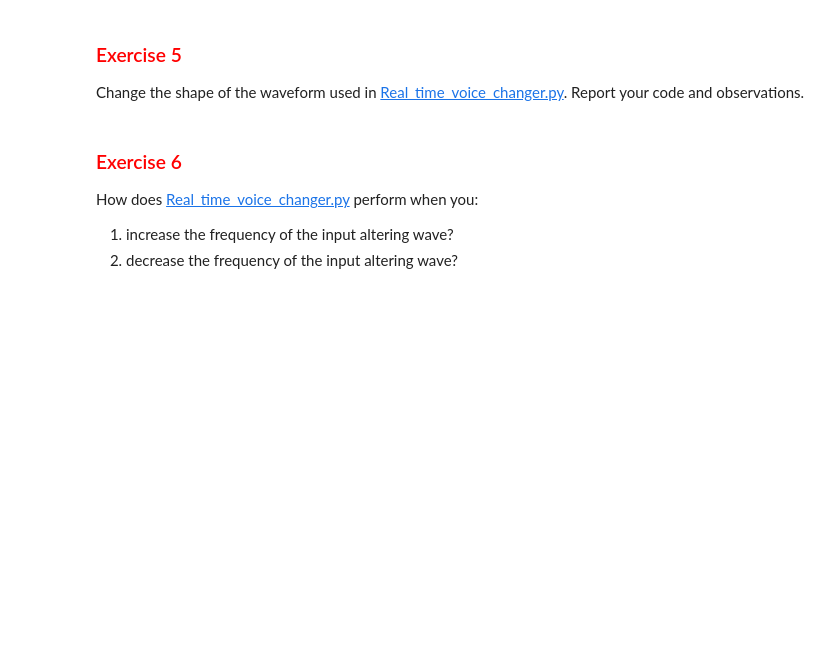
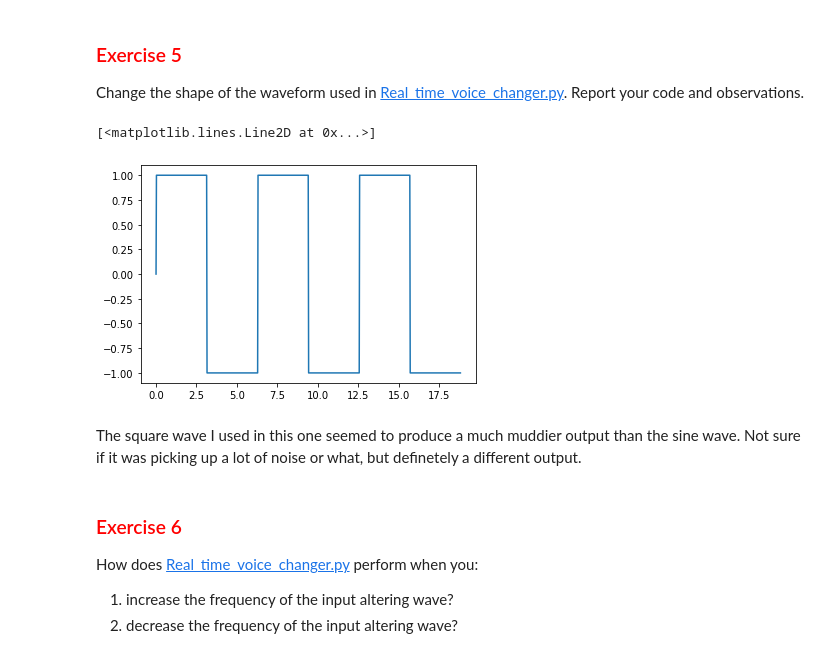
Before and after one commit to paidanL/DSLab_Fourier, a Jupyter notebook: book/labs/modulation/voice_changer/voice_changer_project.ipynb, the cells around one changed output. Drawn from its saved outputs; the diff is of its cells as text; code cells hidden in the pictures; blank space fills up the shorter version.

```diff
--- a/book/labs/modulation/voice_changer/voice_changer_project.ipynb
+++ b/book/labs/modulation/voice_changer/voice_changer_project.ipynb
@@ -143,3 +375,19 @@ Identify the shape and frequency of the wave used in altering the input.
 ### <span style="color:red"> Exercise 5</span>
 
 Change the shape of the waveform used in [Real_time_voice_changer.py](https://github.com/TheDataScienceLabs/DSLab_Fourier/blob/main/book/labs/modulation/voice_changer/real_time_voice_changer.py). Report your code and observations.
+# %%
+import numpy as np
+
+def square(freq, n):
+    """
+    freq = frequency of the triangle wave
+    n = the length of the wave in seconds
+    """
+    t = np.linspace(0, 6*np.pi, n, endpoint = False)
+    x = np.sin(freq * t)
+    return np.sign(x)
+# %%
+plt.plot(x, square(1, 759))
+# %% [output]
+[<matplotlib.lines.Line2D at 0x...>]
+[figure, added]
@@ -146,3 +449,5 @@ Change the shape of the waveform used in [Real_time_voice_changer.py](https://gi
+# %% [markdown]
+The square wave I used in this one seemed to produce a much muddier output than the sine wave. Not sure if it was picking up a lot of noise or what, but definetely a different output.
 # %% [markdown]
 ### <span style="color:red"> Exercise 6</span>
 
```
Also changed, not shown: parts of 13 cells of this notebook, 9 other files.
